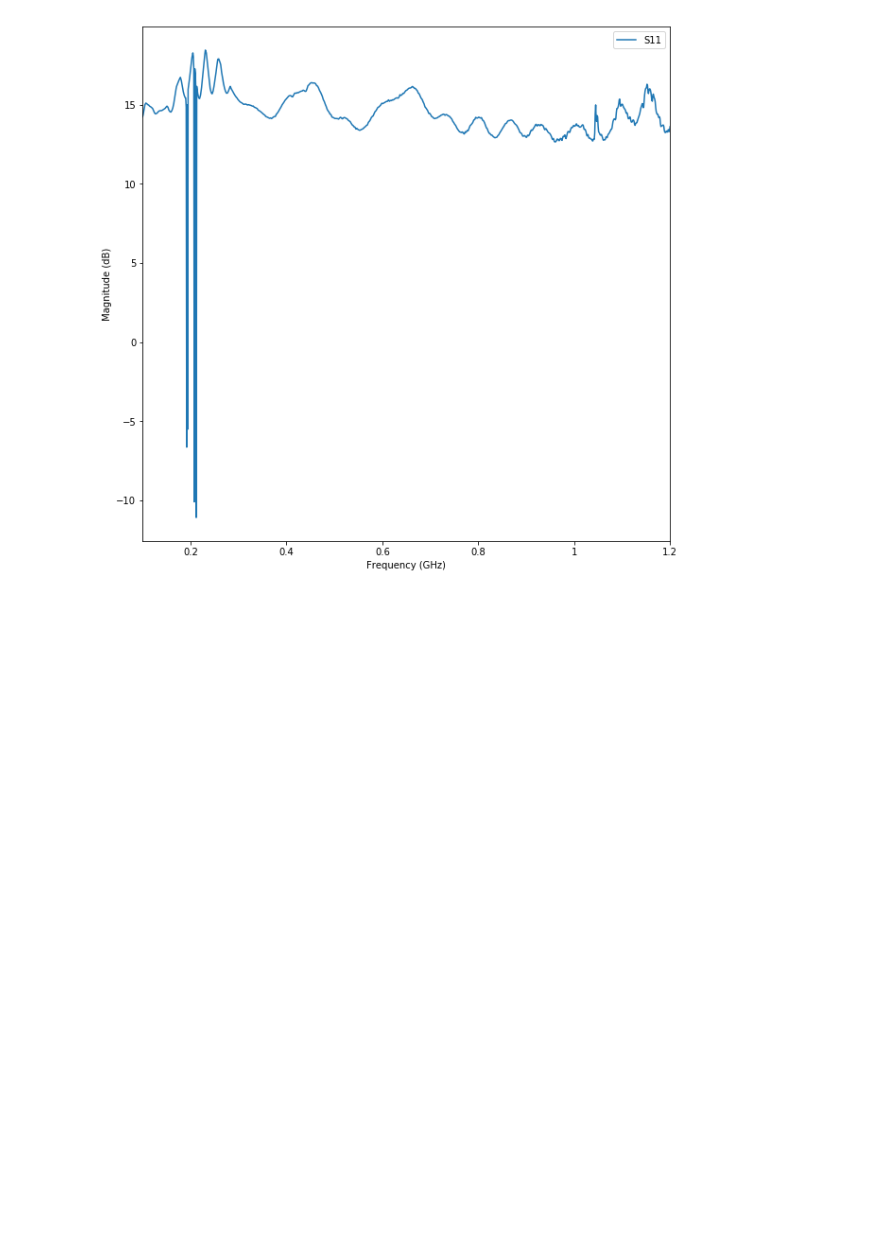
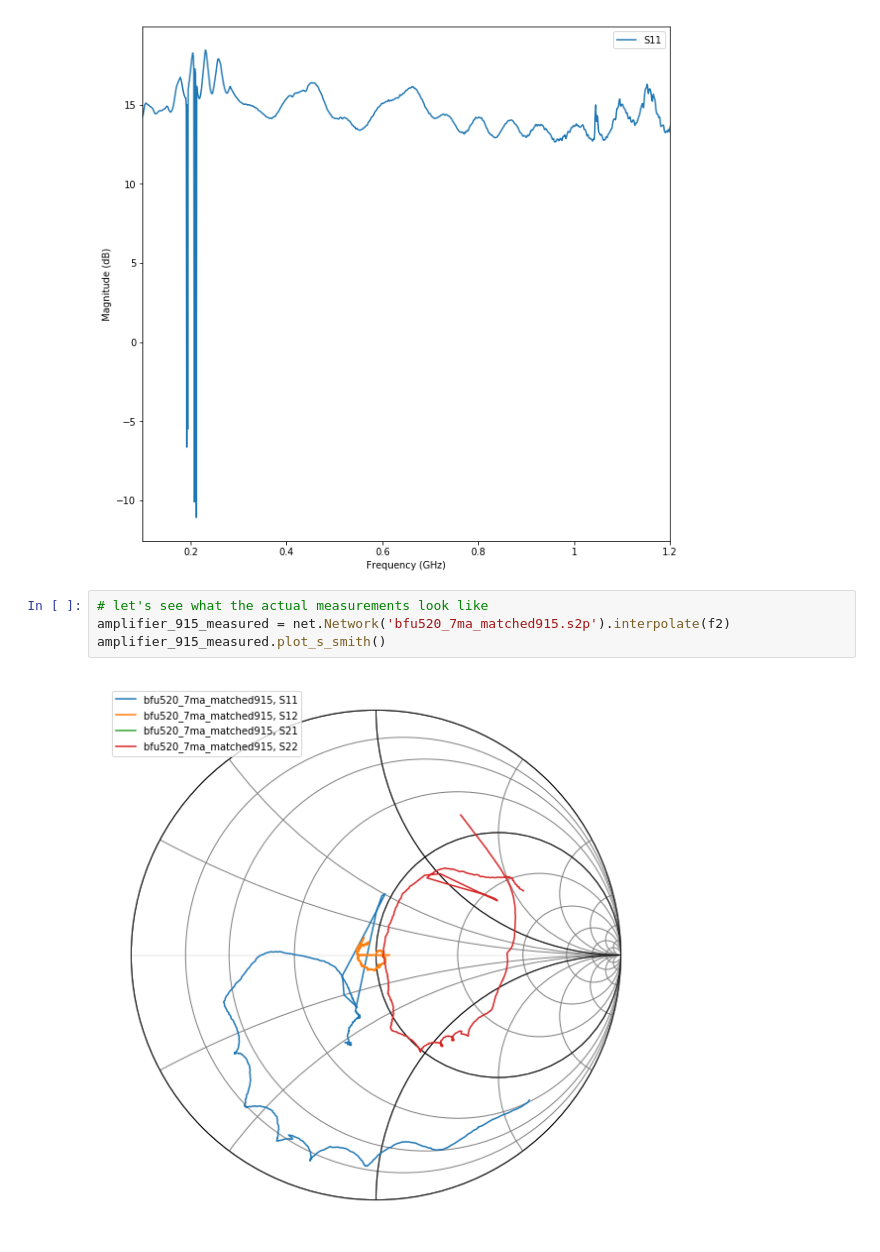
Before and after one commit to cactorium/BFU520R-amplifier, a Jupyter notebook: sim/calc-matching-networks.ipynb, the cells around one changed output. Saved outputs shown, nothing was run; the diff lists cells and outputs as text; blank space fills up the shorter version.

```diff
--- a/sim/calc-matching-networks.ipynb
+++ b/sim/calc-matching-networks.ipynb
@@ -350,3 +350,9 @@ amplifier_915.s22.plot_s_db()
 amplifier_915.s21.plot_s_db()
 # %% [output]
 [figure]
+# %%
+# let's see what the actual measurements look like
+amplifier_915_measured = net.Network('bfu520_7ma_matched915.s2p').interpolate(f2)
+amplifier_915_measured.plot_s_smith()
+# %% [output]
+[figure, added]
```
Also changed, not shown: parts of 4 cells of this notebook.
